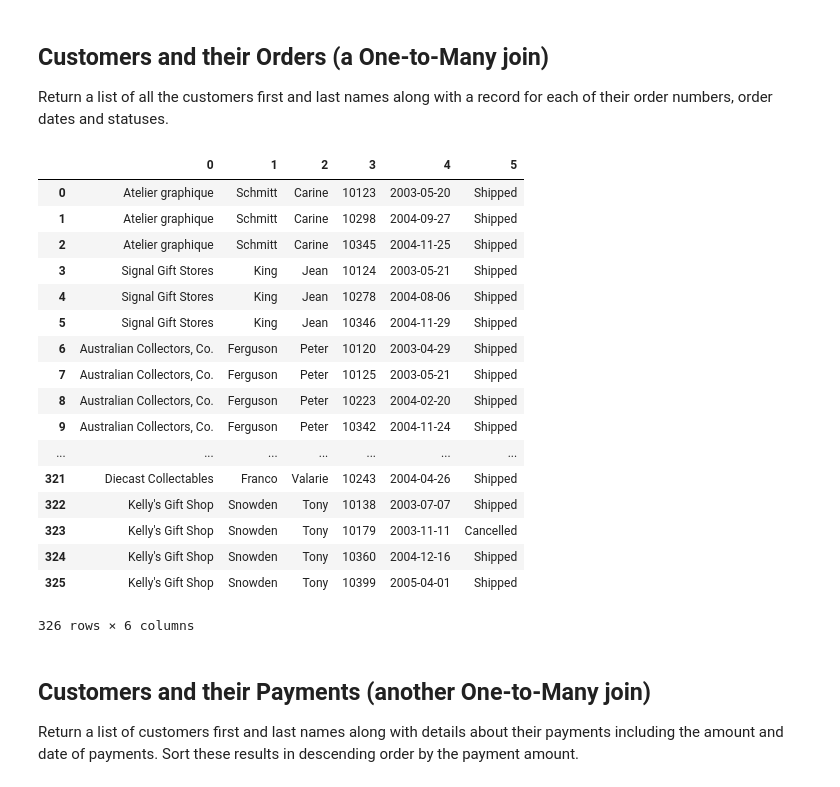
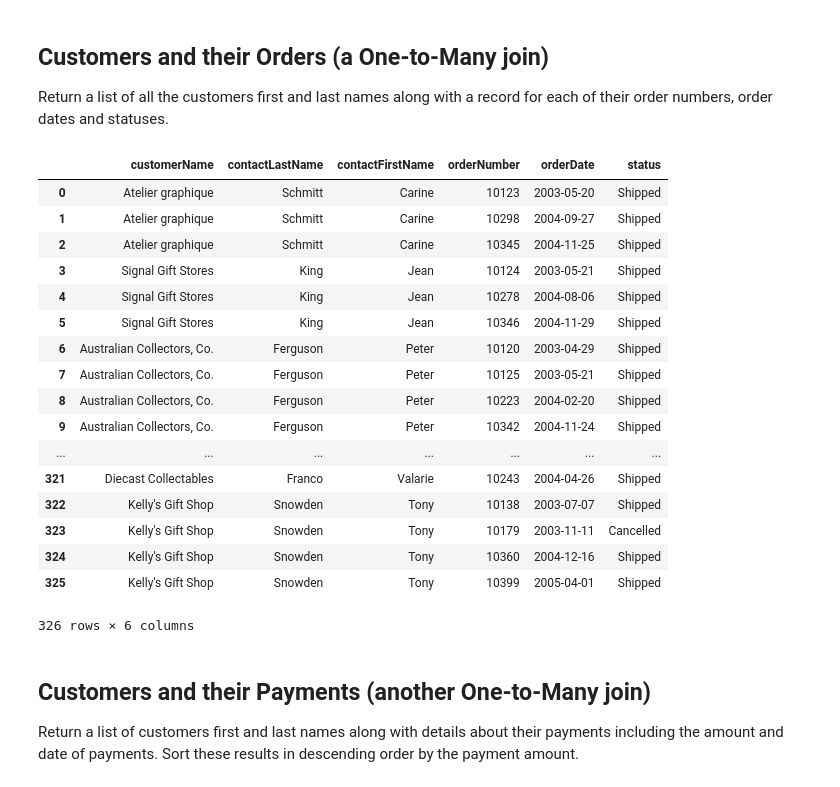
Before and after one commit to minnaf/dsc-one-to-many-and-many-to-many-joins-lab-nyc-ds-060319, a Jupyter notebook: index.ipynb, the cells around one changed output. Cells and saved outputs as stored; diff of their text form; code cells hidden in the pictures.

```diff
--- a/index.ipynb
+++ b/index.ipynb
@@ -73,16 +73,16 @@ Return a list of all the customers first and last names along with a record for
 # %%
 # Your code here
 
 
 c.execute('''SELECT customerName, contactLastName, contactFirstName,
              orderNumber, orderDate, status FROM customers JOIN orders
-             USING(customerNumber)''')
+             USING(customerNumber) ORDER BY ''')
 
 df = pd.DataFrame(c.fetchall())
-df.column = [x[0] for x in c.description]
+df.columns = [x[0] for x in c.description]
 df
 # %% [output]
-|  | 0 | 1 | 2 | 3 | 4 | 5 |
+|  | customerName | contactLastName | contactFirstName | orderNumber | orderDate | status |
 | 0 | Atelier graphique | Schmitt | Carine | 10123 | 2003-05-20 | Shipped |
 | 1 | Atelier graphique | Schmitt | Carine | 10298 | 2004-09-27 | Shipped |
 | 2 | Atelier graphique | Schmitt | Carine | 10345 | 2004-11-25 | Shipped |
```
